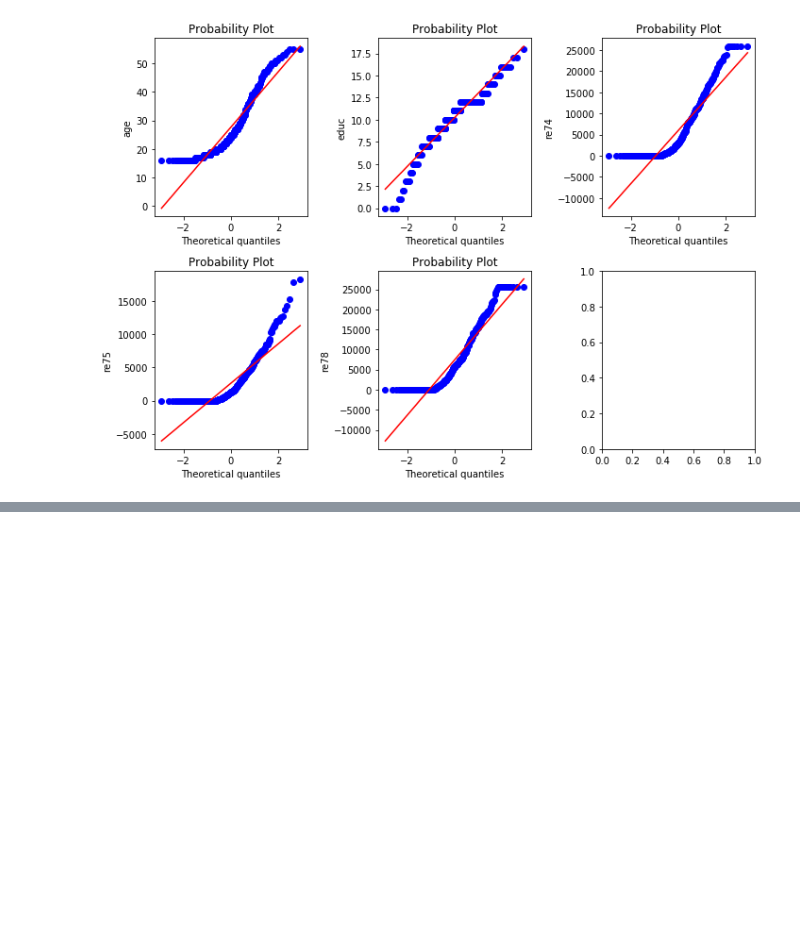
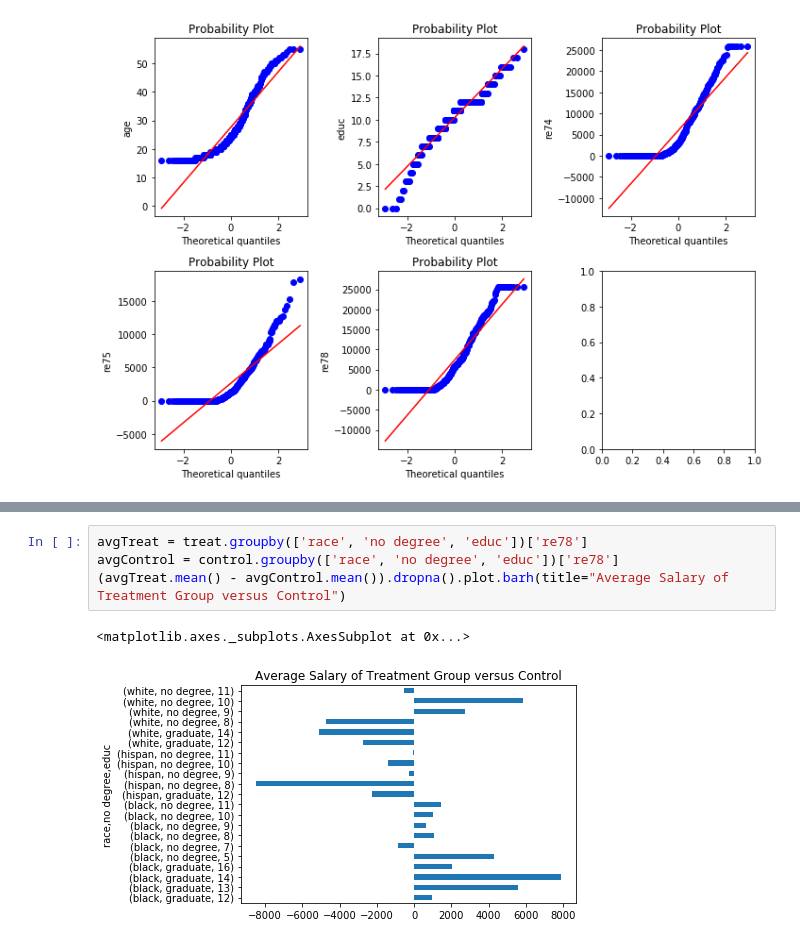
Before and after one commit to pmichele/ADA-Group, a Jupyter notebook: Partials/Michele/04 - Applied ML/Untitled.ipynb, the cells around one changed output, grey strips where cells are left out. Drawn from its saved outputs; the diff is of its cells as text; blank space fills up the shorter version.

```diff
--- a/Partials/Michele/04 - Applied ML/Untitled.ipynb
+++ b/Partials/Michele/04 - Applied ML/Untitled.ipynb
@@ -162,0 +196,7 @@ describeDF(control)
+# %%
+avgTreat = treat.groupby(['race', 'no degree', 'educ'])['re78']
+avgControl = control.groupby(['race', 'no degree', 'educ'])['re78']
+(avgTreat.mean() - avgControl.mean()).dropna().plot.barh(title="Average Salary of Treatment Group versus Control")
+# %% [output]
+<matplotlib.axes._subplots.AxesSubplot at 0x...>
+[figure, added]
```
Also changed, not shown: parts of 11 cells of this notebook.
